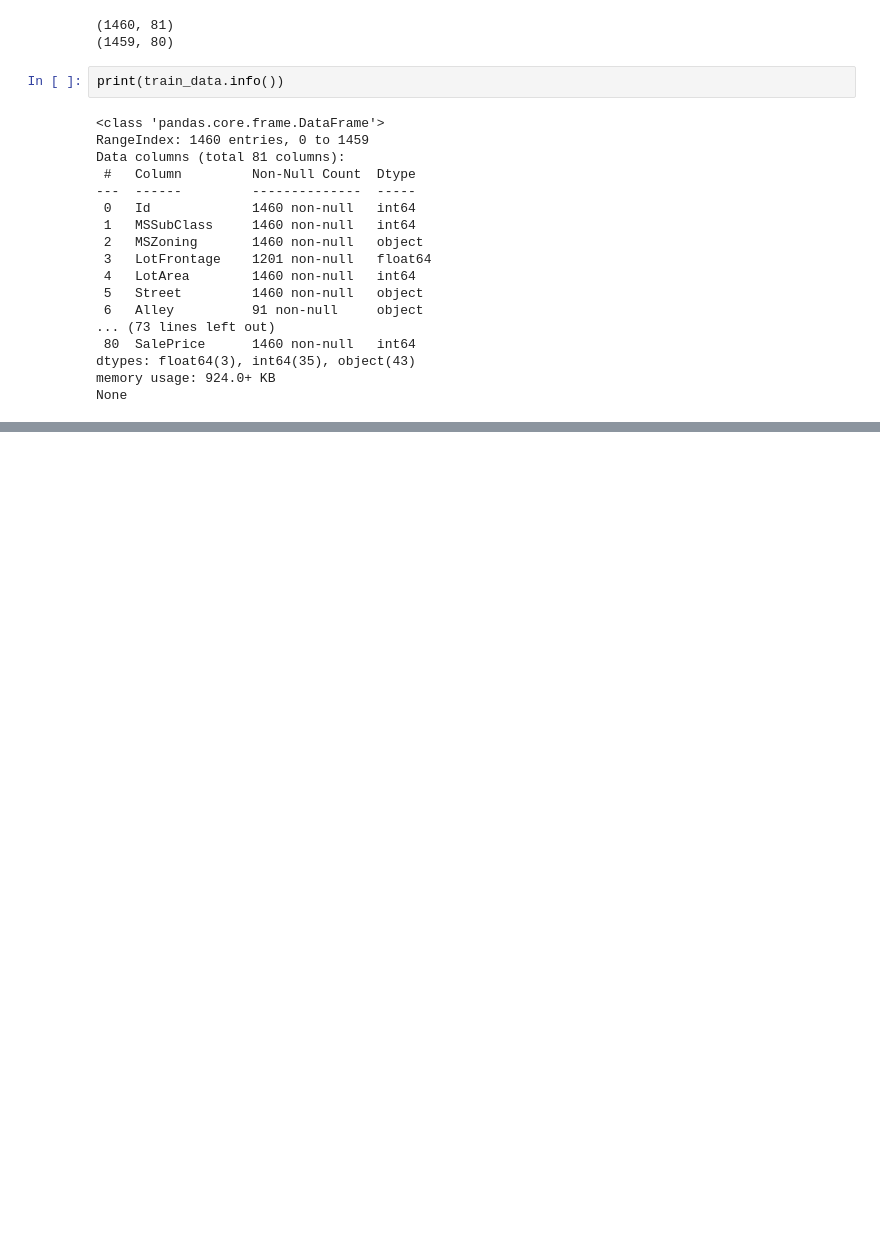
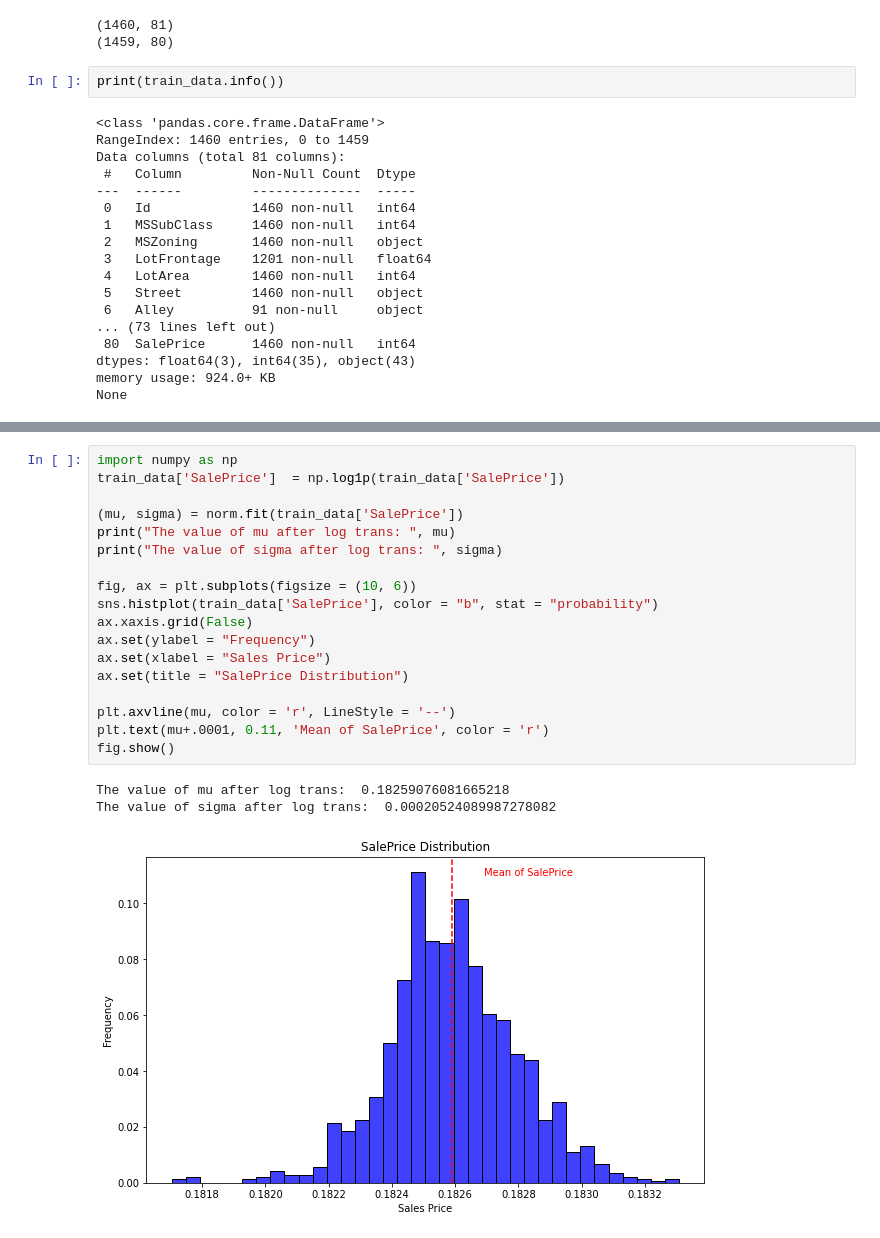
Before and after one commit to tiobi/personal_kaggle, a Jupyter notebook: house-prices/1st_submission.ipynb, the cells around one changed output, grey strips where cells are left out. Cells and saved outputs as stored; diff of their text form; blank space fills up the shorter version.

```diff
--- a/house-prices/1st_submission.ipynb
+++ b/house-prices/1st_submission.ipynb
@@ -36,0 +66,22 @@ None
+# %%
+import numpy as np
+train_data['SalePrice']  = np.log1p(train_data['SalePrice'])
+
+(mu, sigma) = norm.fit(train_data['SalePrice'])
+print("The value of mu after log trans: ", mu)
+print("The value of sigma after log trans: ", sigma)
+
+fig, ax = plt.subplots(figsize = (10, 6))
+sns.histplot(train_data['SalePrice'], color = "b", stat = "probability")
+ax.xaxis.grid(False)
+ax.set(ylabel = "Frequency")
+ax.set(xlabel = "Sales Price")
+ax.set(title = "SalePrice Distribution")
+
+plt.axvline(mu, color = 'r', LineStyle = '--')
+plt.text(mu+.0001, 0.11, 'Mean of SalePrice', color = 'r')
+fig.show()
+# %% [output]
+The value of mu after log trans:  0.18259076081665218
+The value of sigma after log trans:  0.00020524089987278082
+[figure, added]
```
Also changed, not shown: parts of 6 cells of this notebook.
